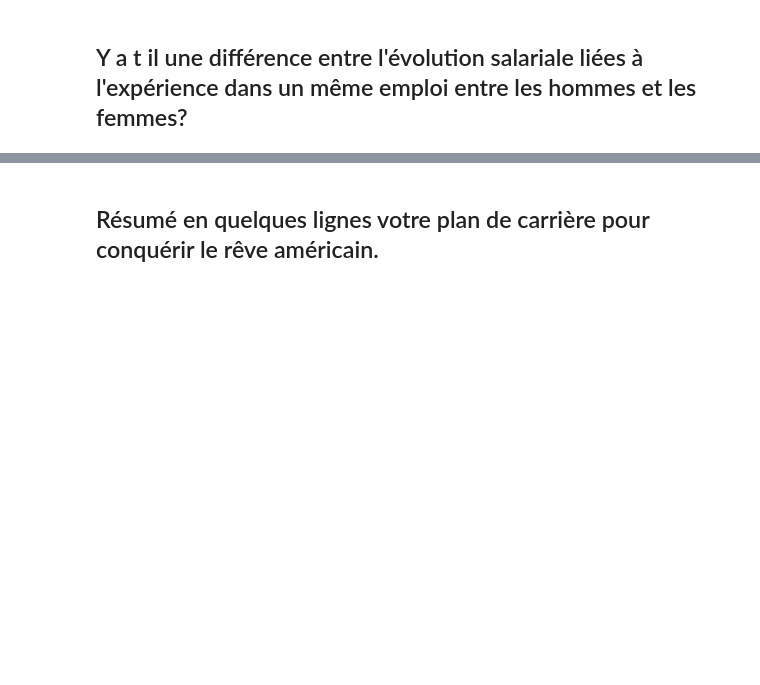
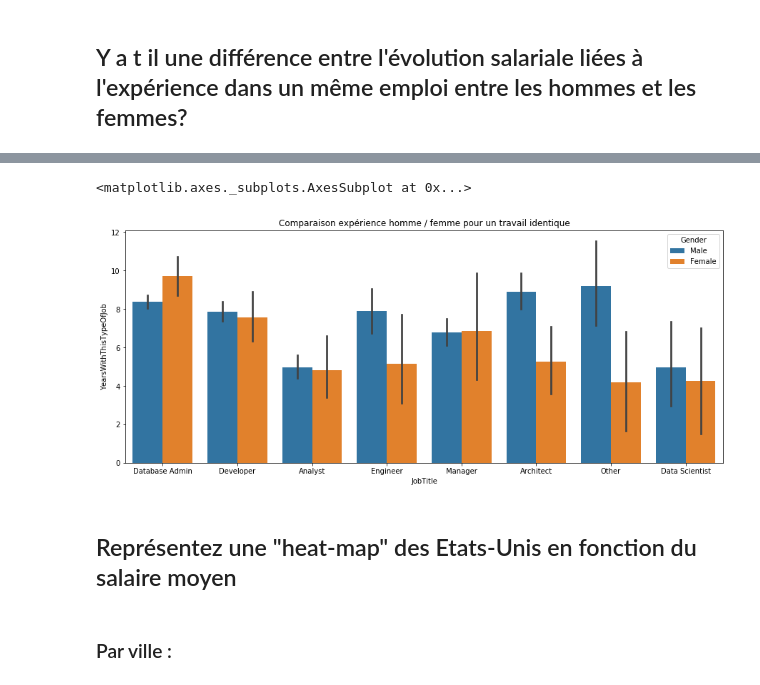
Before and after one commit to Gio-Mgm/american-dream, a Jupyter notebook: notebook/Career_visualization.ipynb, the cells around one changed output, grey strips where cells are left out. Saved outputs shown, nothing was run; the diff lists cells and outputs as text; code cells hidden in the pictures; blank space fills up the shorter version.

```diff
--- a/notebook/Career_visualization.ipynb
+++ b/notebook/Career_visualization.ipynb
@@ -198,2 +197,11 @@ sns.barplot(x=g_df.JobTitle, y=g_df.SalaryUSD, hue=g_df.Gender)
-# %% [markdown]
-## Résumé en quelques lignes votre plan de carrière pour conquérir le rêve américain.
+# %%
+plt.figure(figsize=(15, 6))
+plt.title("Comparaison expérience homme / femme pour un travail identique")
+sns.barplot(x=g_df.JobTitle, y=g_df.YearsWithThisTypeOfJob, hue=g_df.Gender)
+# %% [output]
+<matplotlib.axes._subplots.AxesSubplot at 0x...>
+[figure, added]
+# %% [markdown]
+## Représentez une "heat-map" des Etats-Unis en fonction du salaire moyen
+# %% [markdown]
+### Par ville :
```
Also changed, not shown: parts of 10 cells of this notebook, 1 other file.
